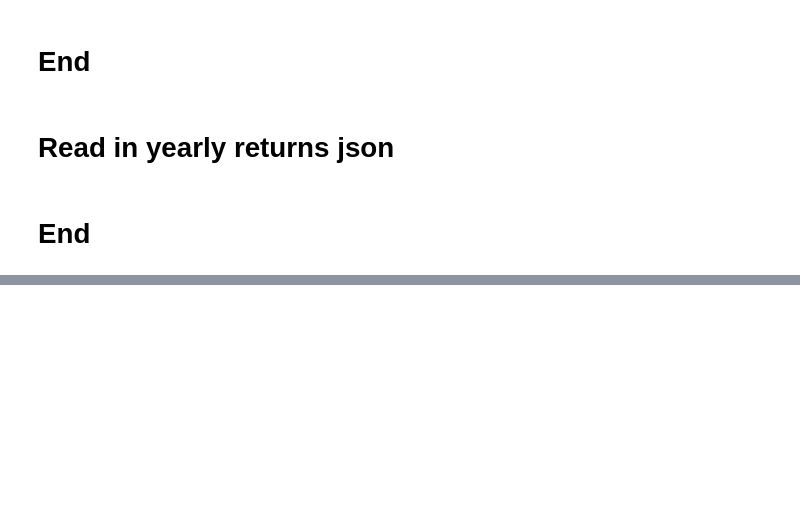
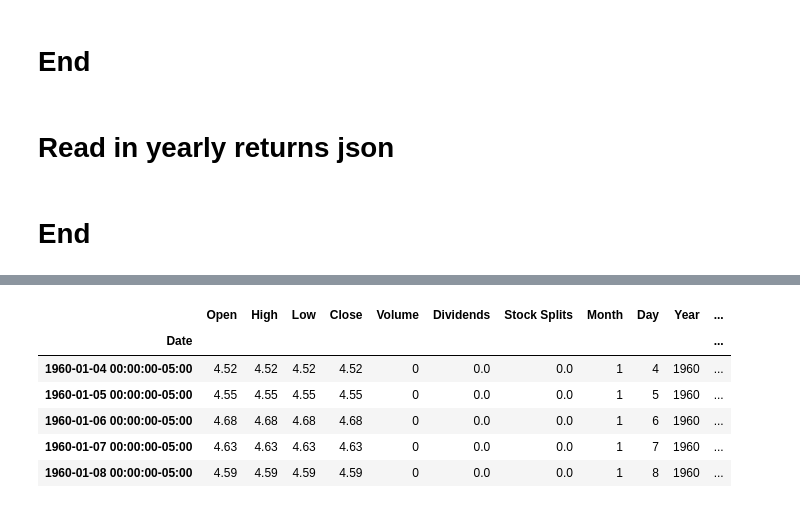
Before and after one commit to ijamil1/factormodels_and_portfolio_optimization, a Jupyter notebook: beta.ipynb, the cells around one changed output, grey strips where cells are left out. Drawn from its saved outputs; the diff is of its cells as text; code cells hidden in the pictures; blank space fills up the shorter version.

```diff
--- a/beta.ipynb
+++ b/beta.ipynb
@@ -510,0 +516,3 @@ Correlation coefficientt of 0.125 implies weak positive linear association betwe
+# %%
+with open('data/monthly_beta.json', 'r') as fp:
+    monthly_beta_dict = json.load(fp)
@@ -510,0 +521,14 @@ Correlation coefficientt of 0.125 implies weak positive linear association betwe
+# %%
+x = [] #beta of equities up to a certain month, m
+y = [] #monthly returns for that same month, m
+
+for s in symbols:
+    for yr in range(2011,2024):
+        if yr < 2023:
+            for month in range(1,13):
+                x.append(monthly_beta_dict[str(yr)][str(month)][s])
+                y.append(monthly_rets[str(yr)][str(month)][s])
+        else:
+            for month in range(1,5):
+                x.append(monthly_beta_dict[str(yr)][str(month)][s])
+                y.append(monthly_rets[str(yr)][str(month)][s])
@@ -510,0 +753,3 @@ Correlation coefficientt of 0.125 implies weak positive linear association betwe
+# %%
+rf_df = yf.Ticker('^IRX').history(period='max')
+rf_df.head()
@@ -510,0 +764,32 @@ Correlation coefficientt of 0.125 implies weak positive linear association betwe
+# %%
+index = list(rf_df.index)
+months = []
+years = []
+days = []
+dates = []
+
+for ts in index:
+    months.append(ts.month)
+    years.append(ts.year)
+    days.append(ts.day)
+    dates.append(ts.date())
+
+month_ser = pd.Series(months,index=index)
+year_ser = pd.Series(years,index=index)
+day_ser = pd.Series(days,index=index)
+date_ser = pd.Series(dates,index=index)
+
+rf_df['Month'] = month_ser
+rf_df['Day'] = day_ser
+rf_df['Year'] = year_ser
+rf_df['Date'] = date_ser
+
+rf_df.head()
+# %% [output]
+|  | Open | High | Low | Close | Volume | Dividends | Stock Splits | Month | Day | Year | ... |
+| Date |  |  |  |  |  |  |  |  |  |  | ... |
+| 1960-01-04 00:00:00-05:00 | 4.52 | 4.52 | 4.52 | 4.52 | 0 | 0.0 | 0.0 | 1 | 4 | 1960 | ... |
+| 1960-01-05 00:00:00-05:00 | 4.55 | 4.55 | 4.55 | 4.55 | 0 | 0.0 | 0.0 | 1 | 5 | 1960 | ... |
+| 1960-01-06 00:00:00-05:00 | 4.68 | 4.68 | 4.68 | 4.68 | 0 | 0.0 | 0.0 | 1 | 6 | 1960 | ... |
+| 1960-01-07 00:00:00-05:00 | 4.63 | 4.63 | 4.63 | 4.63 | 0 | 0.0 | 0.0 | 1 | 7 | 1960 | ... |
+| 1960-01-08 00:00:00-05:00 | 4.59 | 4.59 | 4.59 | 4.59 | 0 | 0.0 | 0.0 | 1 | 8 | 1960 | ... |
```
Also changed, not shown: parts of 74 cells of this notebook.
